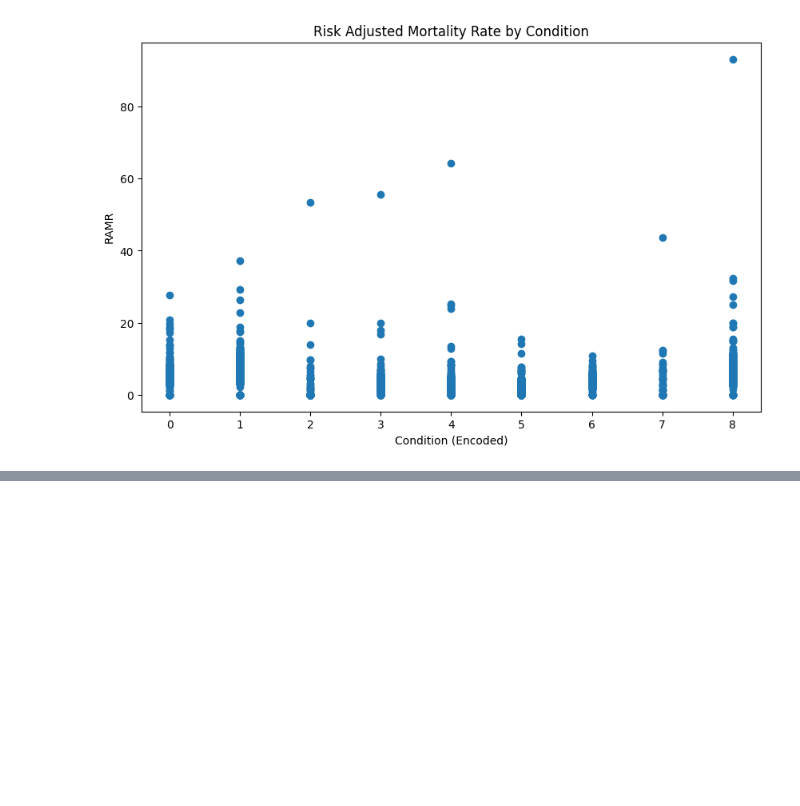
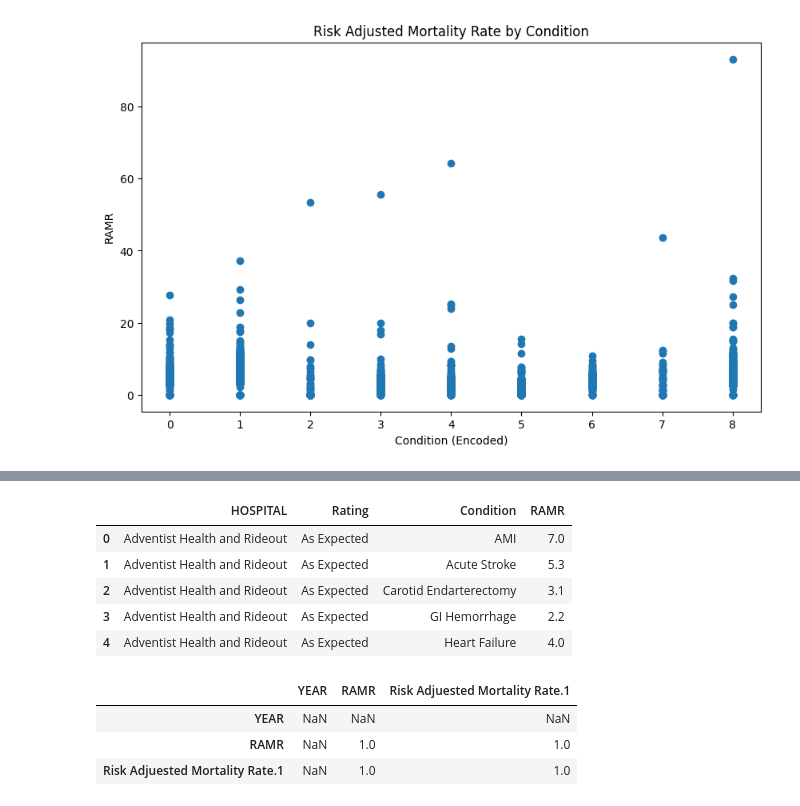
Before and after one commit to hildj/DS3001_TeamM_Project, a Jupyter notebook: EDA_Plots_DS_3001.ipynb, the cells around one changed output, grey strips where cells are left out. Saved outputs shown, nothing was run; the diff lists cells and outputs as text; code cells hidden in the pictures; blank space fills up the shorter version.

```diff
--- a/EDA_Plots_DS_3001.ipynb
+++ b/EDA_Plots_DS_3001.ipynb
@@ -3,9 +13,10 @@
 # %%
+
 import pandas as pd
 import matplotlib.pyplot as plt
 
 
-df = pd.read_csv('hospital data cleaned.csv')
+df = pd.read_csv('DS3001_TeamM_Project/data/hospital data cleaned.csv')
 
 
 df = df.rename(columns={
@@ -51,0 +120,17 @@ plt.show()
+# %%
+key_vars_table = df[['HOSPITAL', 'Rating', 'Condition', 'RAMR']].head()
+key_vars_table
+# %% [output]
+|  | HOSPITAL | Rating | Condition | RAMR |
+| 0 | Adventist Health and Rideout | As Expected | AMI | 7.0 |
+| 1 | Adventist Health and Rideout | As Expected | Acute Stroke | 5.3 |
+| 2 | Adventist Health and Rideout | As Expected | Carotid Endarterectomy | 3.1 |
+| 3 | Adventist Health and Rideout | As Expected | GI Hemorrhage | 2.2 |
+| 4 | Adventist Health and Rideout | As Expected | Heart Failure | 4.0 |
+# %%
+df.corr(numeric_only=True)
+# %% [output]
+|  | YEAR | RAMR | Risk Adjuested Mortality Rate.1 |
+| YEAR | NaN | NaN | NaN |
+| RAMR | NaN | 1.0 | 1.0 |
+| Risk Adjuested Mortality Rate.1 | NaN | 1.0 | 1.0 |
```
Also changed, not shown: parts of 9 cells of this notebook.
